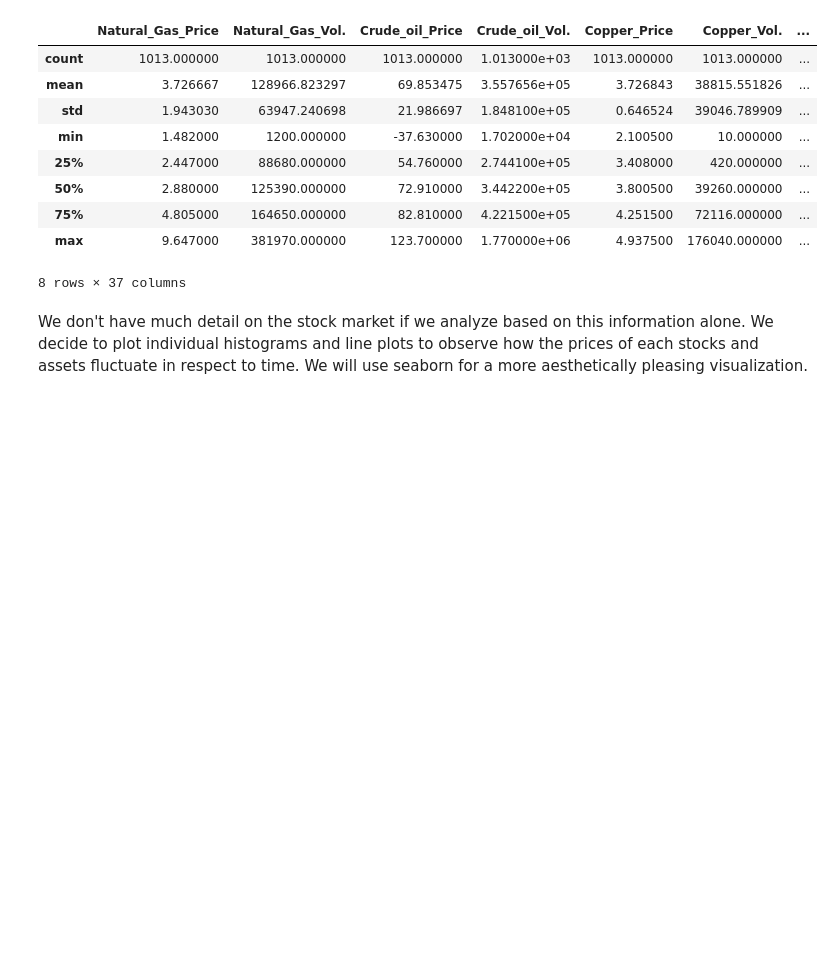
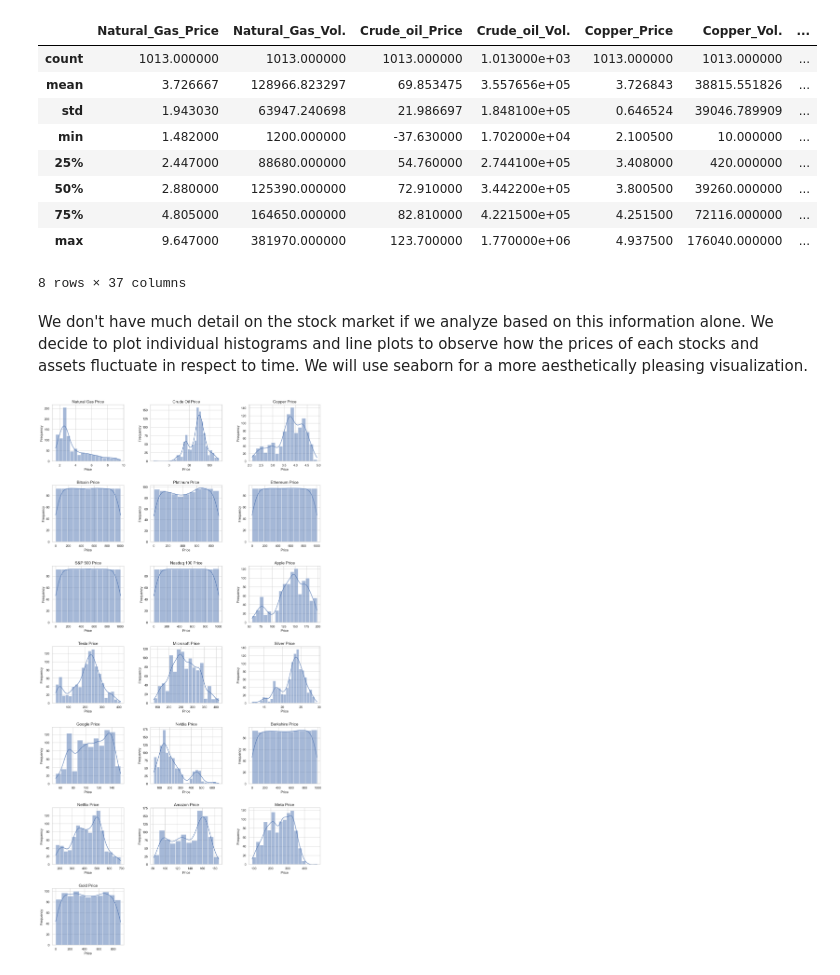
Before and after one commit to MATBckh22/MATB-STUDIOS, a Jupyter notebook: Stock Market.ipynb, the cells around one changed output. Drawn from its saved outputs; the diff is of its cells as text; code cells hidden in the pictures; blank space fills up the shorter version.

```diff
--- a/Stock Market.ipynb
+++ b/Stock Market.ipynb
@@ -218,3 +218,34 @@ stocks_updated.describe()
 8 rows × 37 columns
 # %% [markdown]
 We don't have much detail on the stock market if we analyze based on this information alone. We decide to plot individual histograms and line plots to observe how the prices of each stocks and assets fluctuate in respect to time. We will use seaborn for a more aesthetically pleasing visualization.
+# %%
+price_columns_new= [col for col in stocks_updated.columns if 'Price' in col]
+
+import seaborn as sns
+
+sns.set_theme(style="whitegrid")
+
+n = len(price_columns_new)
+ncols = 3
+nrows = n // ncols + (n % ncols > 0)
+
+
+fig, axes = plt.subplots(nrows, ncols, figsize=(15, nrows*4))
+fig.tight_layout(pad=5.0)
+
+
+for i, col in enumerate(price_columns_new):
+    ax = axes.flat[i]
+    sns.histplot(stocks_updated[col], kde=True, ax=ax)
+    ax.set_title(col.replace('_', ' ').title(), fontsize=14)
+    ax.set_xlabel('Price', fontsize=12)
+    ax.set_ylabel('Frequency', fontsize=12)
+
+
+for j in range(i+1, nrows*ncols):
+    axes.flat[j].set_visible(False)
+
+plt.show()
+fig.savefig("stock prices")
+# %% [output]
+[figure, added]
```
Also changed, not shown: 1 other file.
